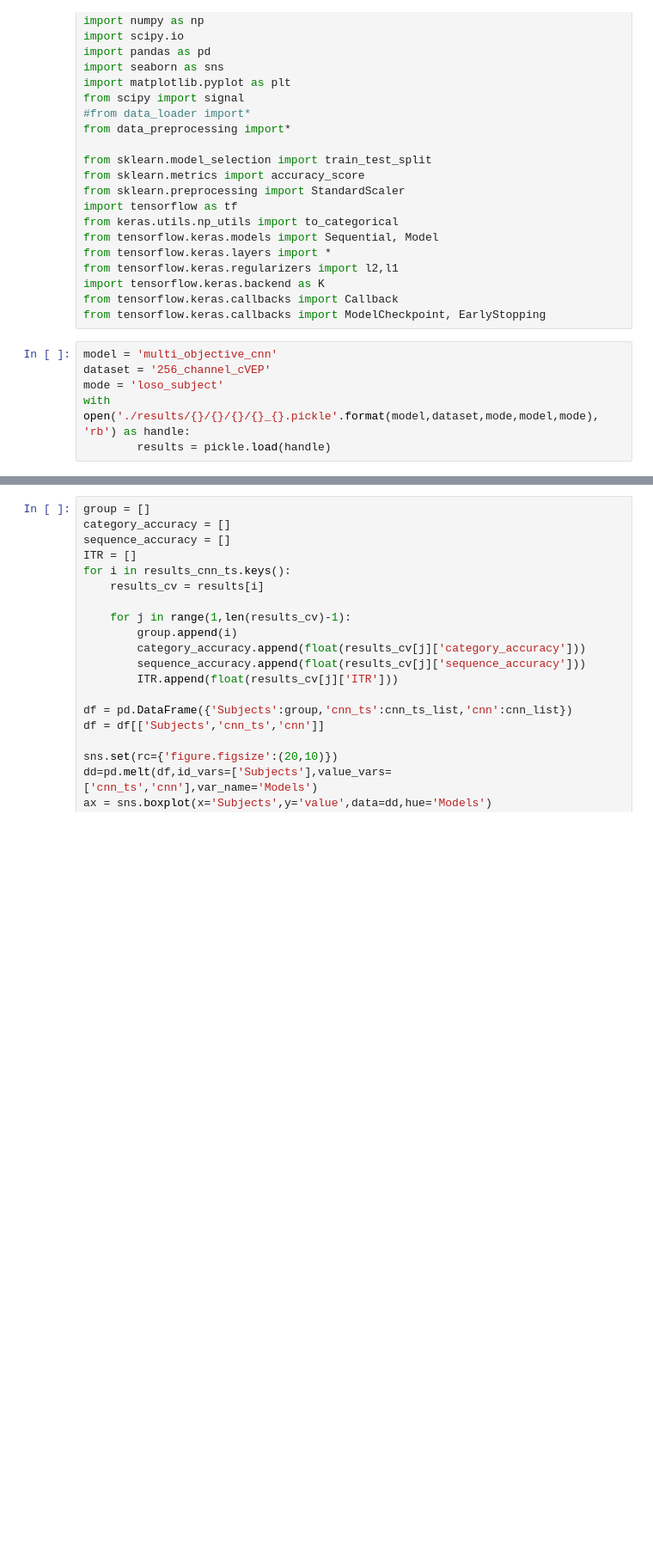
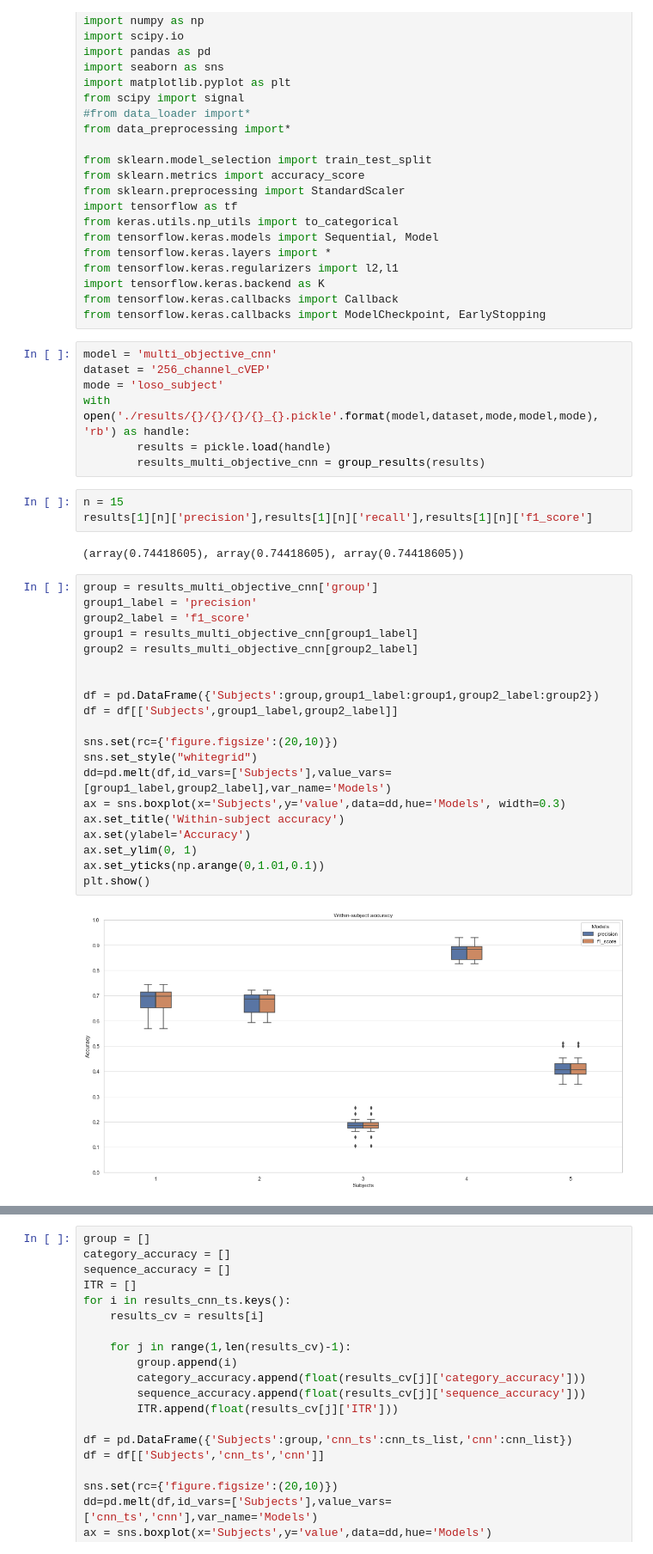
Before and after one commit to rohit-vijayakumar/Deep-Learning-for-cVEP-based-BCI-systems, a Jupyter notebook: eval_model.ipynb, the cells around one changed output, grey strips where cells are left out. Shown at 86% size. Saved outputs shown, nothing was run; the diff lists cells and outputs as text; blank space fills up the shorter version.

```diff
--- a/eval_model.ipynb
+++ b/eval_model.ipynb
@@ -30,3 +30,31 @@ dataset = '256_channel_cVEP'
 mode = 'loso_subject'
 with open('./results/{}/{}/{}/{}_{}.pickle'.format(model,dataset,mode,model,mode), 'rb') as handle:
         results = pickle.load(handle)
+        results_multi_objective_cnn = group_results(results)
+# %%
+n = 15
+results[1][n]['precision'],results[1][n]['recall'],results[1][n]['f1_score']
+# %% [output]
+(array(0.74418605), array(0.74418605), array(0.74418605))
+# %%
+group = results_multi_objective_cnn['group']
+group1_label = 'precision'
+group2_label = 'f1_score'
+group1 = results_multi_objective_cnn[group1_label]
+group2 = results_multi_objective_cnn[group2_label]
+
+
+df = pd.DataFrame({'Subjects':group,group1_label:group1,group2_label:group2})
+df = df[['Subjects',group1_label,group2_label]]
+
+sns.set(rc={'figure.figsize':(20,10)})
+sns.set_style("whitegrid")
+dd=pd.melt(df,id_vars=['Subjects'],value_vars=[group1_label,group2_label],var_name='Models')
+ax = sns.boxplot(x='Subjects',y='value',data=dd,hue='Models', width=0.3)
+ax.set_title('Within-subject accuracy')
+ax.set(ylabel='Accuracy')
+ax.set_ylim(0, 1)
+ax.set_yticks(np.arange(0,1.01,0.1))
+plt.show()
+# %% [output]
+[figure, added]
```
Also changed, not shown: parts of 11 cells of this notebook, 5 other files.
